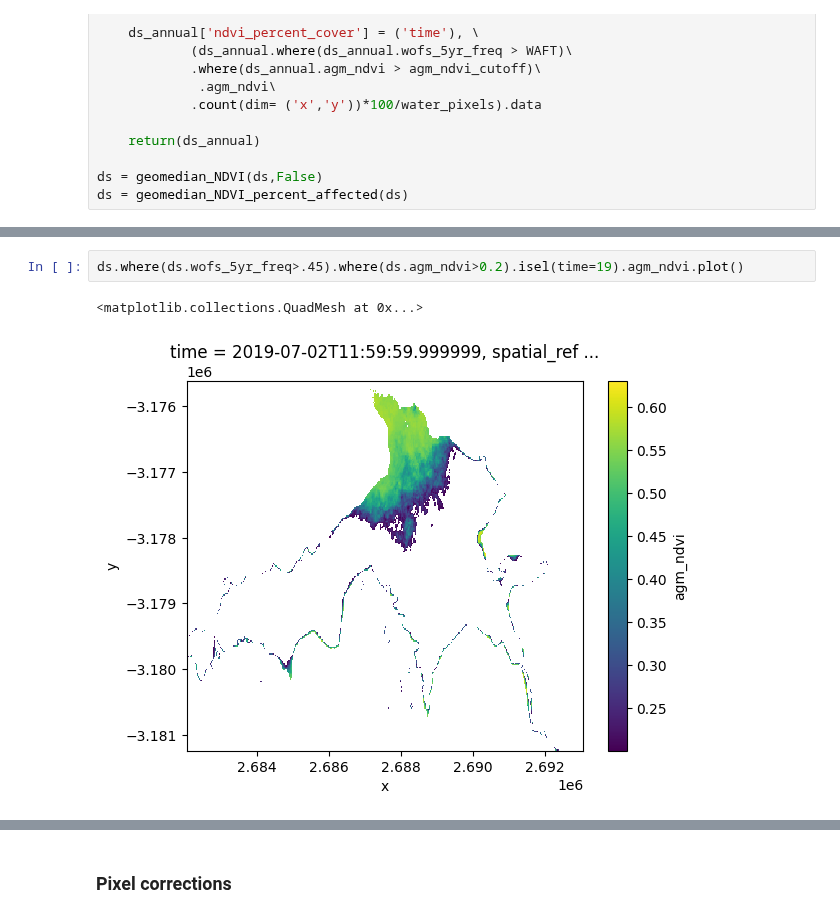
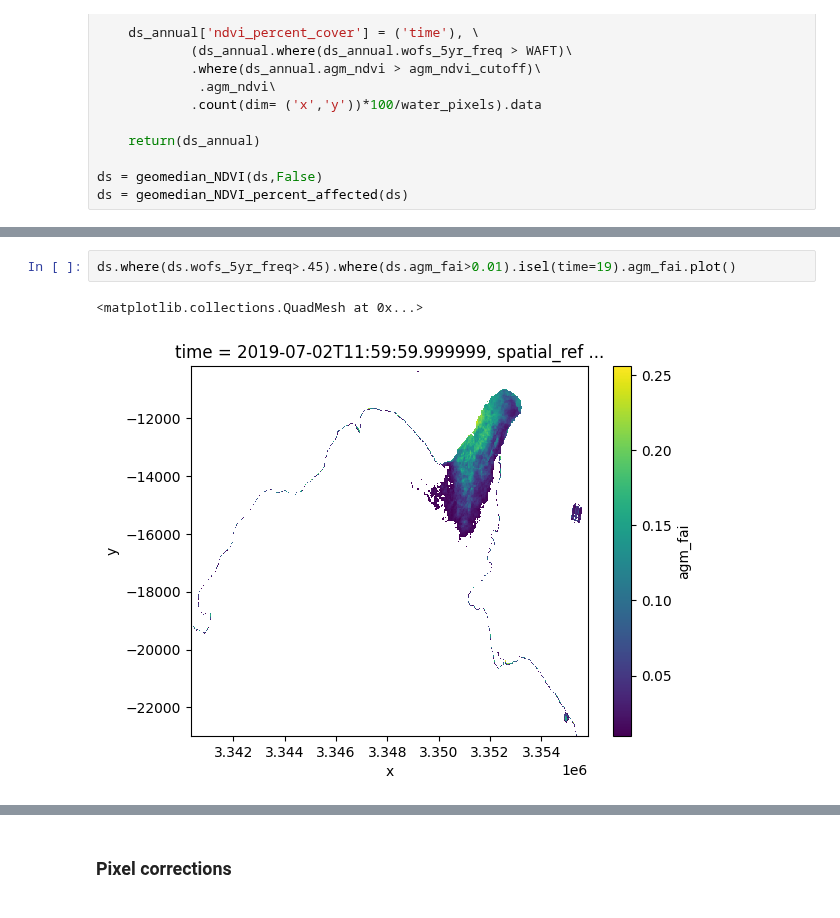
Before and after one commit to vikineema/deafrica_water_quality, a Jupyter notebook: WP1.2/WQ package 1.2.ipynb, the cells around one changed output, grey strips where cells are left out. Saved outputs shown, nothing was run; the diff lists cells and outputs as text.

```diff
--- a/WP1.2/WQ package 1.2.ipynb
+++ b/WP1.2/WQ package 1.2.ipynb
@@ -352,6 +354,6 @@ ds.ndvi_percent_cover.plot.step('g',where='mid',marker="",linestyle = '-')
 # %%
-ds.where(ds.wofs_5yr_freq>.45).where(ds.agm_ndvi>0.2).isel(time=19).agm_ndvi.plot()
+ds.where(ds.wofs_5yr_freq>.45).where(ds.agm_fai>0.01).isel(time=19).agm_fai.plot()
 # %% [output]
 <matplotlib.collections.QuadMesh at 0x...>
-[figure, old version]
+[figure, new version]
 # %%
```
Also changed, not shown: parts of 9 cells of this notebook.
